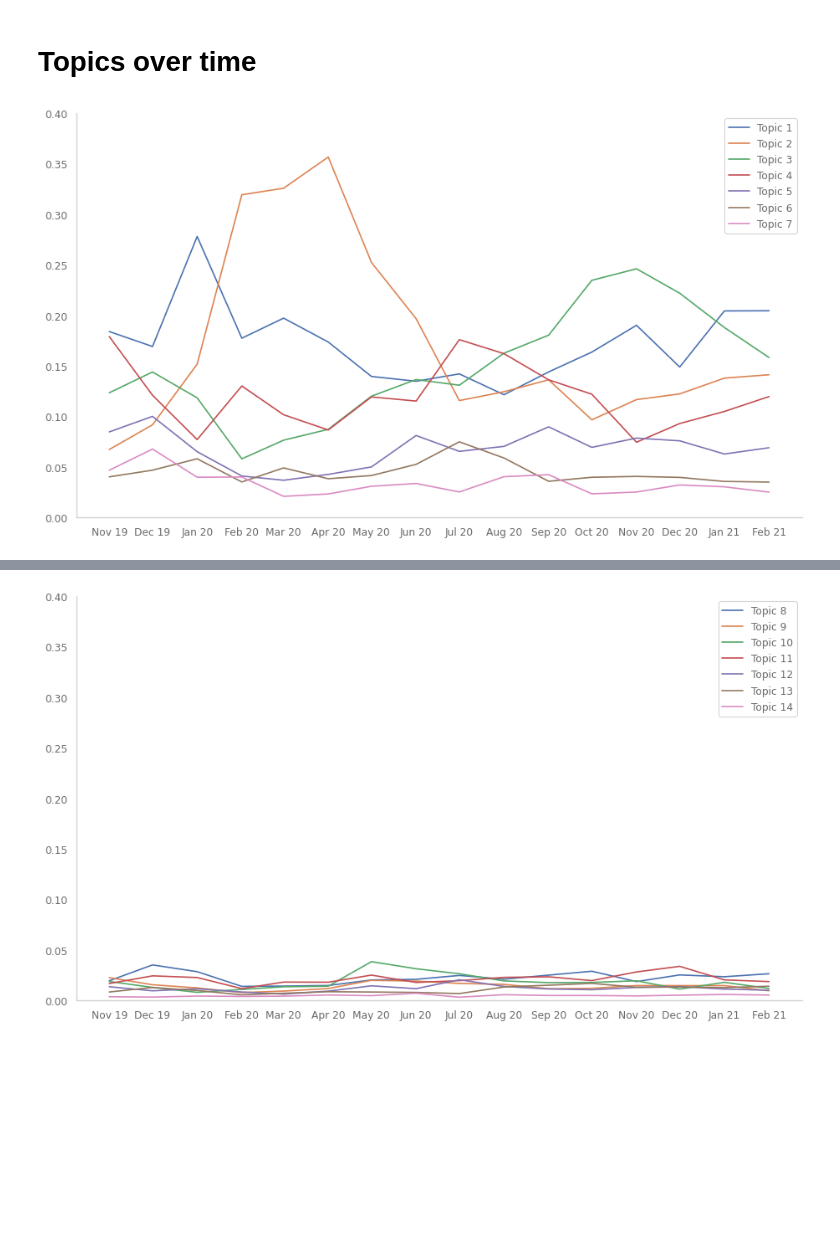
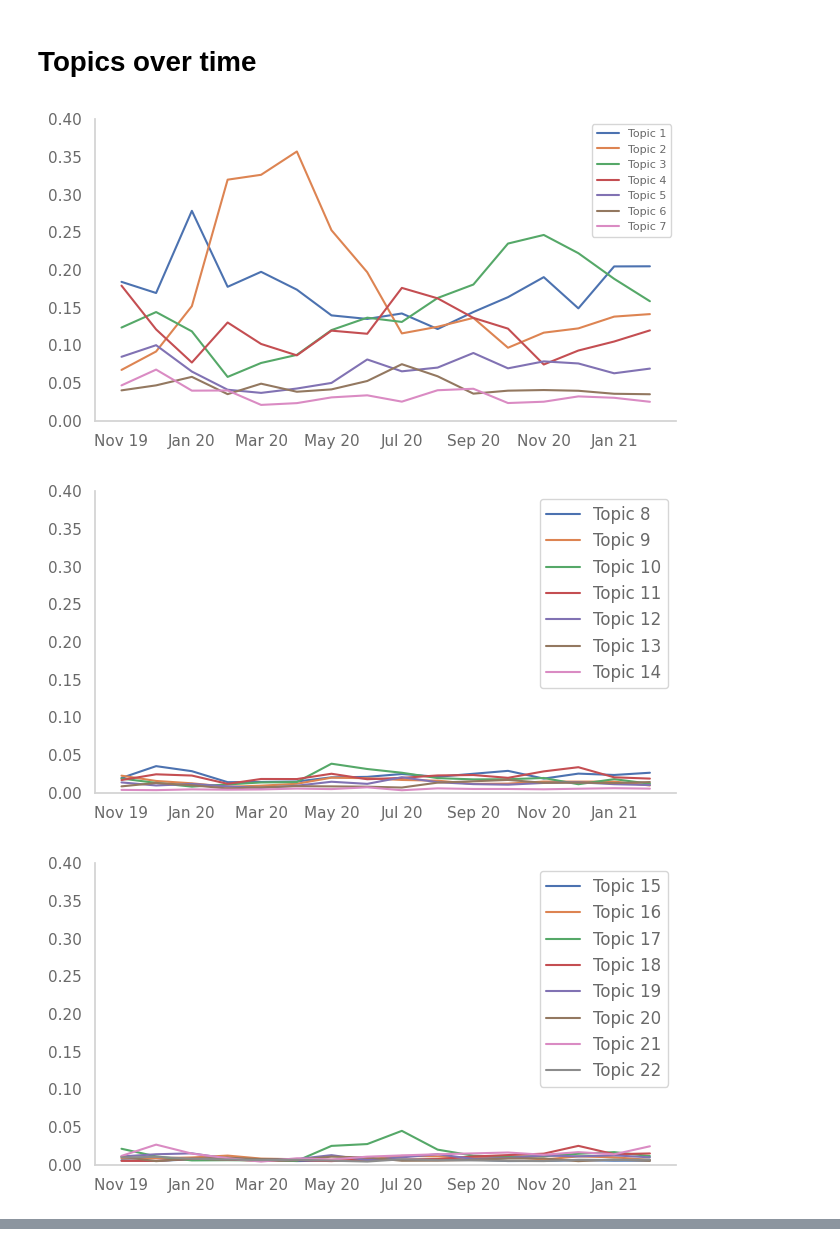
Before and after one commit to centre-for-humanities-computing/china-twitter, a Jupyter notebook: topic-model/topics_over_time.ipynb, the cells around one changed output, grey strips where cells are left out. Saved outputs shown, nothing was run; the diff lists cells and outputs as text; code cells hidden in the pictures; blank space fills up the shorter version.

Commit message:
edited plotting of topics over time and README

```diff
--- a/topic-model/topics_over_time.ipynb
+++ b/topic-model/topics_over_time.ipynb
@@ -40,18 +40,23 @@ with open("data/models/Diplomat_LDA.pkl", "rb") as f:
 # creating topics over time dataframe for plotting
 df = topics_over_time(lda, diplomats)
 # %%
-fig, ax = plt.subplots(figsize = (14, 8), dpi = 80)
+def plot_subset(df, range, legend_size, figname, figsize = (7.5, 4), dpi = 100):
+    fig, ax = plt.subplots(figsize = figsize, dpi = dpi)
+    for topic in range:
+        df_tmp = df[df["topic_id"] == topic].sort_values(by = 'time')
+        ax.plot(df_tmp['time'], df_tmp['average_weight'], label = f"Topic {topic}")
+    ax.xaxis.set_major_locator(md.MonthLocator(interval = 2))
+    ax.xaxis.set_major_formatter(md.DateFormatter('%b %y'))
+    ax.set_ylim(bottom = 0, top = 0.4)
+    ax.legend(frameon = True, loc = 'upper right', fontsize = legend_size)
 
-for topic in range(1,8):
-    df_tmp = df[df['topic_id'] == topic].sort_values(by = 'time')
-    ax.plot(df_tmp['time'], df_tmp['average_weight'], label = f'Topic {topic}')
-
-ax.xaxis.set_major_locator(md.MonthLocator(interval = 1))
-ax.xaxis.set_major_formatter(md.DateFormatter('%b %y'))
-ax.set_ylim(bottom=0, top=0.4)
-
-ax.legend(frameon = True)
-
-fig.savefig('plots/topics_over_time_1_7.png')
+    fig.savefig(f'plots/{figname}.png', bbox_inches = 'tight')
-# %% [output]
-[figure, removed]
+# %%
+plot_subset(df, range(1, 8), 8, "topics_over_time_1_7")
+plot_subset(df, range(8, 15), 12, "topics_over_time_8_14")
+plot_subset(df, range(15, 23), 12, "topics_over_time_15_22")
+plot_subset(df, range(23, 31), 12, "topics_over_time_23_30")
+# %% [output]
+[figure, added]
+[figure, added]
+[figure, added]
@@ -58,15 +64,19 @@ fig.savefig('plots/topics_over_time_1_7.png')
 # %%
-fig, ax = plt.subplots(figsize = (14, 8), dpi = 80)
+def plot_experimental(df, range, legend_size, figname, figsize = (7.5, 4), dpi = 100, ncol = 7):
+    fig, ax = plt.subplots(figsize = figsize, dpi = dpi)
+    for topic in range:
+        df_tmp = df[df["topic_id"] == topic].sort_values(by = 'time')
+        ax.plot(df_tmp['time'], df_tmp['average_weight'], label = f'{topic}')
 
-for topic in range(8,15):
-    df_tmp = df[df['topic_id'] == topic].sort_values(by = 'time')
-    ax.plot(df_tmp['time'], df_tmp['average_weight'], label = f'Topic {topic}')
+    ax.xaxis.set_major_locator(md.MonthLocator(interval = 2))
+    ax.xaxis.set_major_formatter(md.DateFormatter('%b %y'))
+    ax.set_ylim(bottom = 0, top = 0.4)
+    ax.legend(
+        frameon = True,
+        loc = 'upper center',
+        bbox_to_anchor = (0.5, 1.05),
+        ncol = ncol,
+        fontsize = legend_size,
+        handlelength = 1)
 
-ax.xaxis.set_major_locator(md.MonthLocator(interval = 1))
-ax.xaxis.set_major_formatter(md.DateFormatter('%b %y'))
-ax.set_ylim(bottom=0, top=0.4)
-
-ax.legend(frameon = True)
-fig.savefig('plots/topics_over_time_8_14.png')
+    fig.savefig(f'plots/{figname}.png')
-# %% [output]
-[figure, removed]
```
Also changed, not shown: parts of 4 cells of this notebook, 9 other files.
